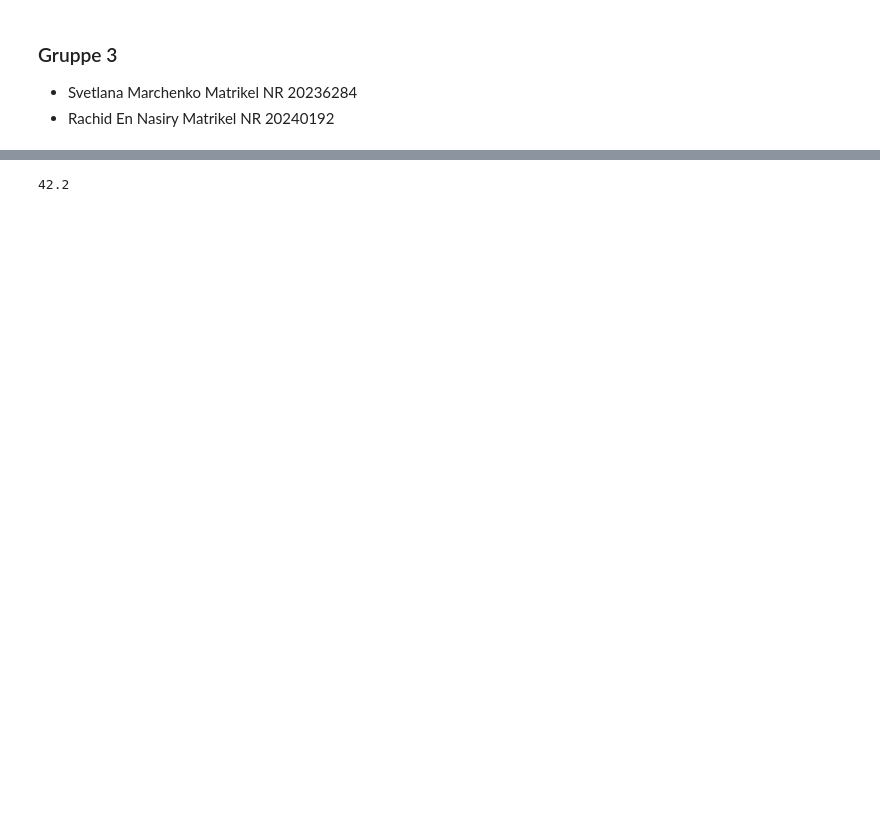
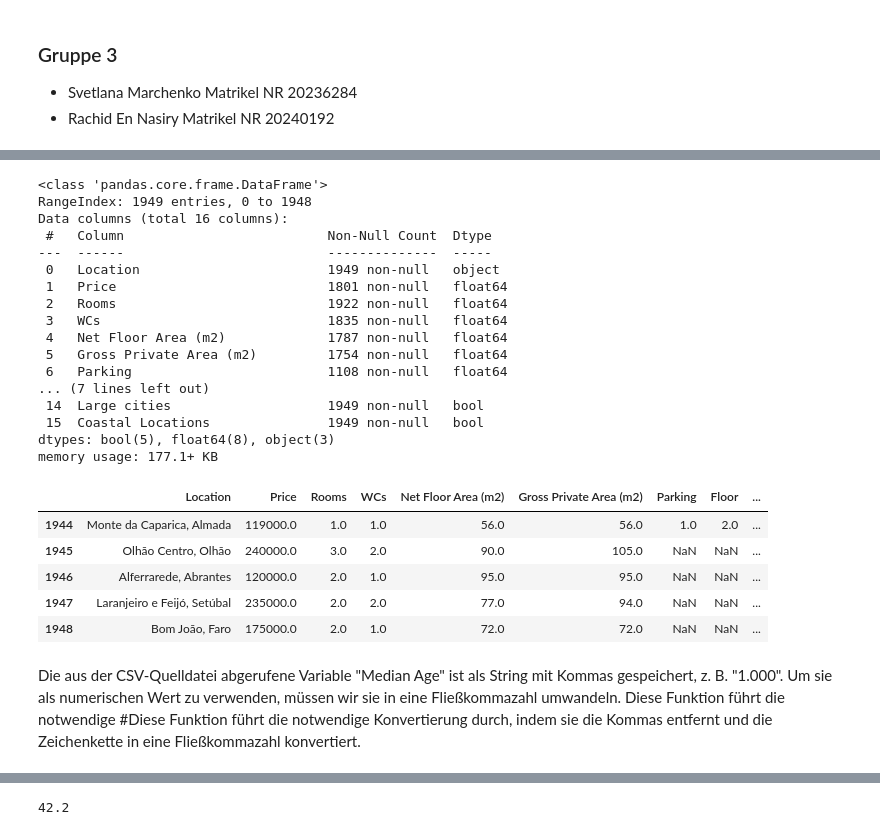
Before and after one commit to svetasta/Aufgabe2ML2024, a Jupyter notebook: DataPreproceeding.ipynb, the cells around one changed output, grey strips where cells are left out. Drawn from its saved outputs; the diff is of its cells as text; code cells hidden in the pictures; blank space fills up the shorter version.

```diff
--- a/DataPreproceeding.ipynb
+++ b/DataPreproceeding.ipynb
@@ -60,0 +87,46 @@ memory usage: 177.1+ KB
+# %%
+# conversion converting the string to a float.
+
+def to_num(price):
+    try:
+        # Try converting the input to a float
+        return float(price)* 1000
+    except ValueError:
+        # If conversion to float fails (i.e., price is not a number), return NaN
+        return np.nan
+
+
+
+df_Copy['Price']=df_Copy['Price'].astype(str)
+df_Copy['Price']=df_Copy['Price'].apply(to_num)
+
+df_Copy.info()
+df_Copy.tail()
+# %% [output]
+<class 'pandas.core.frame.DataFrame'>
+RangeIndex: 1949 entries, 0 to 1948
+Data columns (total 16 columns):
+ #   Column                          Non-Null Count  Dtype
+---  ------                          --------------  -----
+ 0   Location                        1949 non-null   object
+ 1   Price                           1801 non-null   float64
+ 2   Rooms                           1922 non-null   float64
+ 3   WCs                             1835 non-null   float64
+ 4   Net Floor Area (m2)             1787 non-null   float64
+ 5   Gross Private Area (m2)         1754 non-null   float64
+ 6   Parking                         1108 non-null   float64
+... (7 lines left out)
+ 14  Large cities                    1949 non-null   bool
+ 15  Coastal Locations               1949 non-null   bool
+dtypes: bool(5), float64(8), object(3)
+memory usage: 177.1+ KB
+|  | Location | Price | Rooms | WCs | Net Floor Area (m2) | Gross Private Area (m2) | Parking | Floor | ... |
+| 1944 | Monte da Caparica, Almada | 119000.0 | 1.0 | 1.0 | 56.0 | 56.0 | 1.0 | 2.0 | ... |
+| 1945 | Olhão Centro, Olhão | 240000.0 | 3.0 | 2.0 | 90.0 | 105.0 | NaN | NaN | ... |
+| 1946 | Alferrarede, Abrantes | 120000.0 | 2.0 | 1.0 | 95.0 | 95.0 | NaN | NaN | ... |
+| 1947 | Laranjeiro e Feijó, Setúbal | 235000.0 | 2.0 | 2.0 | 77.0 | 94.0 | NaN | NaN | ... |
+| 1948 | Bom João, Faro | 175000.0 | 2.0 | 1.0 | 72.0 | 72.0 | NaN | NaN | ... |
+# %% [markdown]
+Die aus der CSV-Quelldatei abgerufene Variable "Median Age" ist als String mit Kommas gespeichert, z. B. "1.000".
+Um sie als numerischen Wert zu verwenden, müssen wir sie in eine Fließkommazahl umwandeln. Diese Funktion führt die notwendige
+#Diese Funktion führt die notwendige Konvertierung durch, indem sie die Kommas entfernt und die Zeichenkette in eine Fließkommazahl konvertiert.
```
Also changed, not shown: parts of 21 cells of this notebook.
